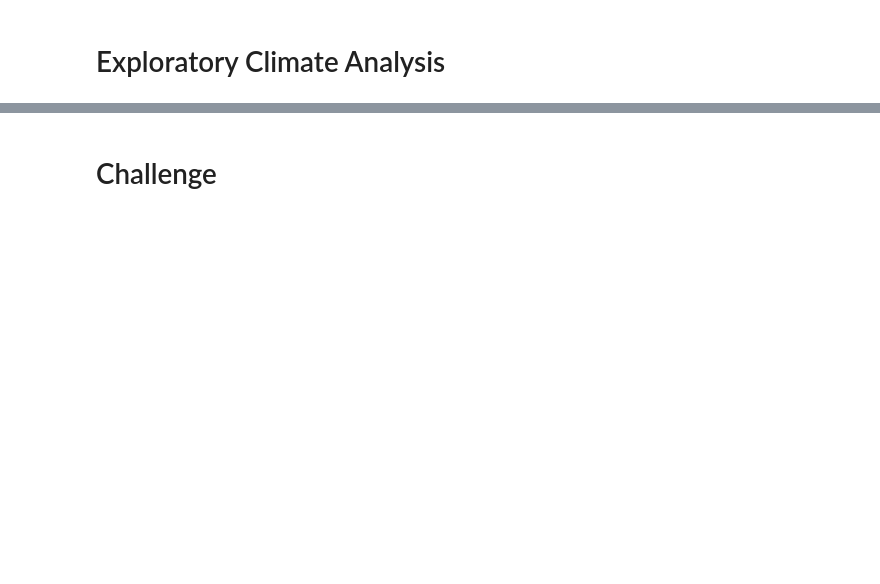
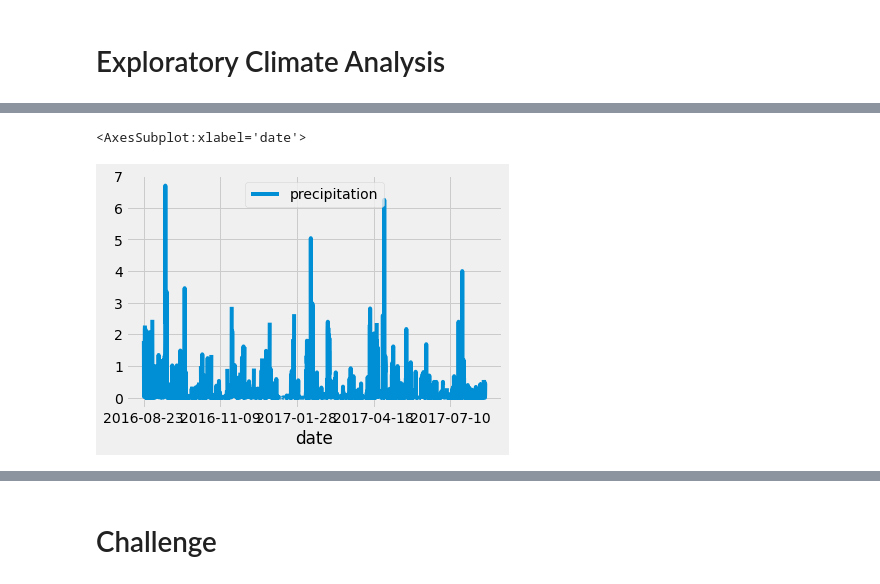
Before and after one commit to yvoatelep/surfs_up, a Jupyter notebook: oahu_weather_analysis/climate_analysis.ipynb, the cells around one changed output, grey strips where cells are left out. Cells and saved outputs as stored; diff of their text form; code cells hidden in the pictures; blank space fills up the shorter version.

```diff
--- a/oahu_weather_analysis/climate_analysis.ipynb
+++ b/oahu_weather_analysis/climate_analysis.ipynb
@@ -40,3 +40,8 @@ Station = Base.classes.station
 # %%
 # Create our session (link) from Python to the DB
 session = Session(engine)
+# %%
+#Find the Date one year ago
+#Starting from the last data point in the database.
+#Use dt/date() to specifiy date in following year: year , month, day
+prev_year = dt.date(2017, 8, 23) - dt.timedelta(days=365)
@@ -42,0 +55,5 @@ session = Session(engine)
+# %%
+# Filter data mmore than one year old using filter() function
+# EXtract results from query and add to a list by adding .all()
+results = session.query(Measurement.date, Measurement.prcp).filter(Measurement.date >= prev_year).all()
+print(results)
@@ -44,14 +63,22 @@ session = Session(engine)
 # Exploratory Climate Analysis
 # %%
 # Design a query to retrieve the last 12 months of precipitation data and plot the results.
-#Starting from the last data point in the database.
 
+#Above
 # Calculate the date one year from the last date in data set.
+#Above
 
 # Perform a query to retrieve the data and precipitation scores
+#Above
 
 # Save the query results as a Pandas DataFrame and set the index to the date column
-
-# Sort the dataframe by date
-
-# Use Pandas Plotting with Matplotlib to plot the data
+#Inplace indicates modification of current data frame, rather than a new df
+df = pd.DataFrame(results, columns=['date','precipitation'])
+df.set_index(df['date'], inplace=True)
+# print(df)
+# print data frame without the index converting df to strings?
+print(df.to_string(index=False))
+# Sort the dataframe by date (Index is now date, so sort by index)
+df = df.sort_index()
+# I don't understand this. If the index is date, why isn't it sorted by date here? Dates repeat in order, but aren't grouped together. And why are there only 2 columns?
+# index is not yet removed. Then below, why does remove index make this change? I get the sorting, but that isn't what I see here.
@@ -58,2 +124,8 @@ session = Session(engine)
+# %%
+# Use Pandas Plotting with Matplotlib to plot the data
+df.plot()
+# %% [output]
+<AxesSubplot:xlabel='date'>
+[figure, added]
 # %%
 # Use Pandas to calcualte the summary statistics for the precipitation data
```
Also changed, not shown: parts of 5 cells of this notebook.
